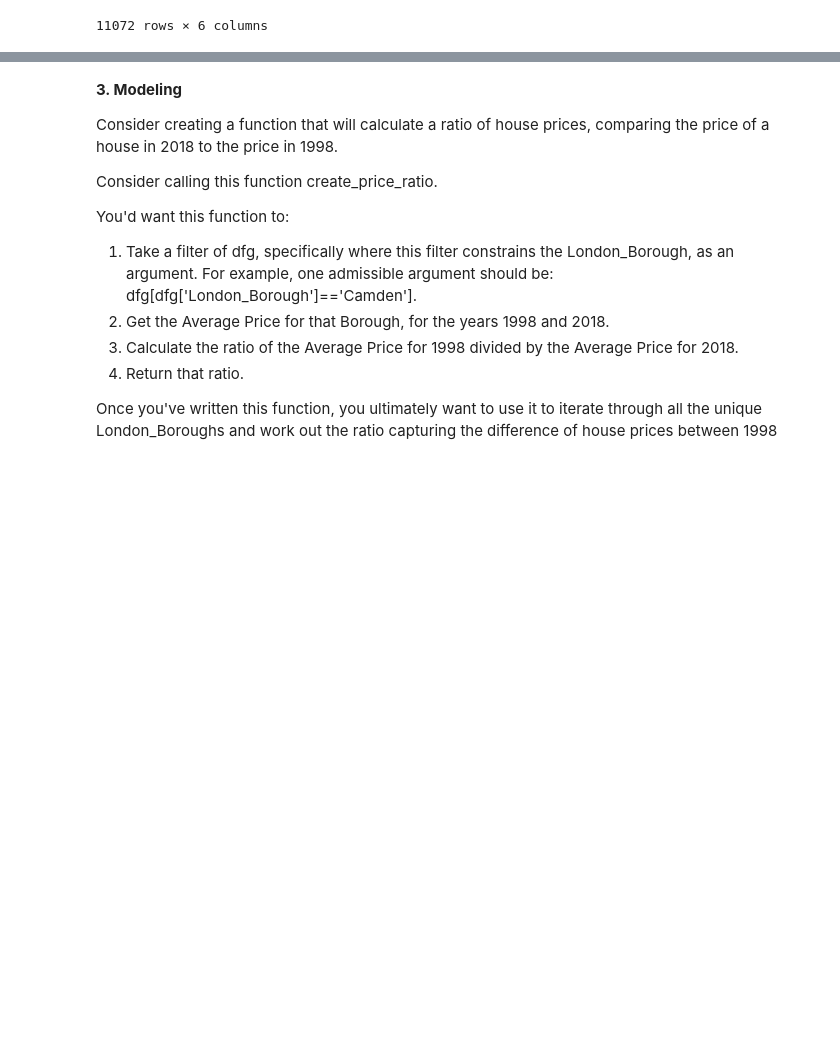
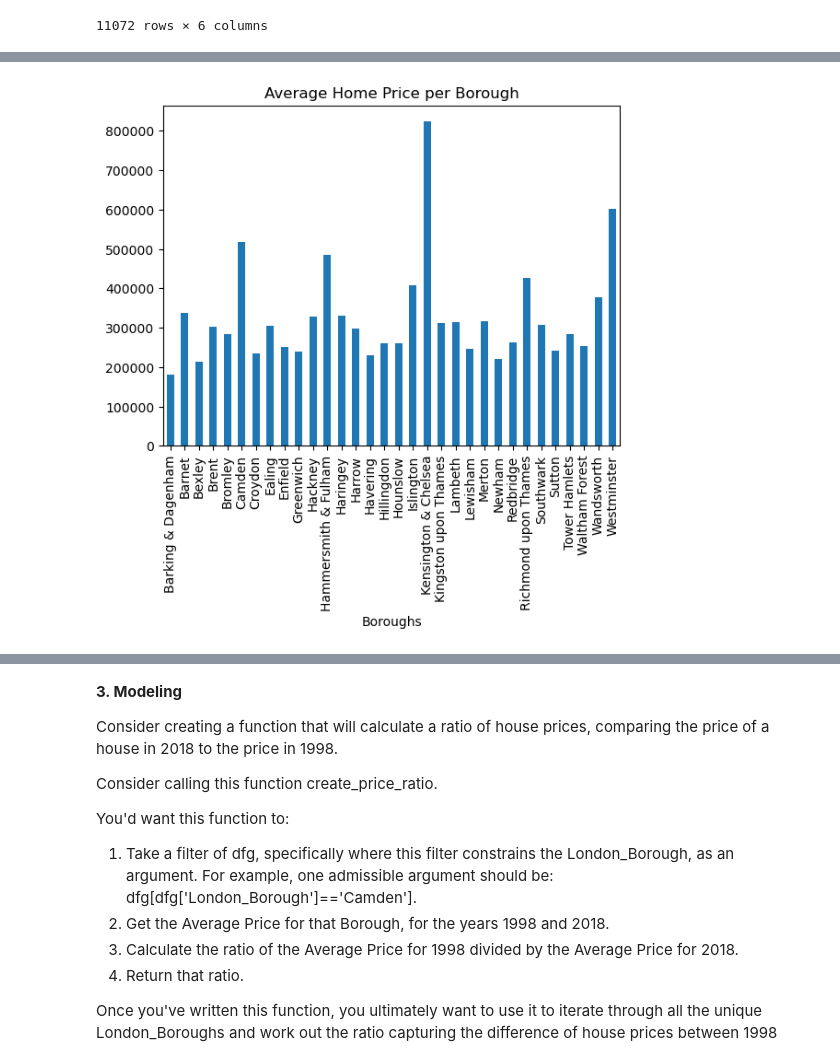
Before and after one commit to gabbycjames/BootcampPortfolio, a Jupyter notebook: London Housing Case Study - Tier 3.ipynb, the cells around one changed output, grey strips where cells are left out. Drawn from its saved outputs; the diff is of its cells as text; code cells hidden in the pictures; blank space fills up the shorter version.

Commit message:
plotted average home prices

```diff
--- a/London Housing Case Study - Tier 3.ipynb
+++ b/London Housing Case Study - Tier 3.ipynb
@@ -373,0 +372,2 @@ Barnet = properties[properties['Boroughs'].isin(['Barnet'])]
+# %%
+by_borough = properties.groupby('Boroughs')['Avg_Price'].mean()
@@ -373,0 +384,5 @@ Barnet = properties[properties['Boroughs'].isin(['Barnet'])]
+# %%
+by_borough.plot(kind='bar', title='Average Home Price per Borough')
+plt.show()
+# %% [output]
+[figure, added]
```
Also changed, not shown: parts of 7 cells of this notebook.
